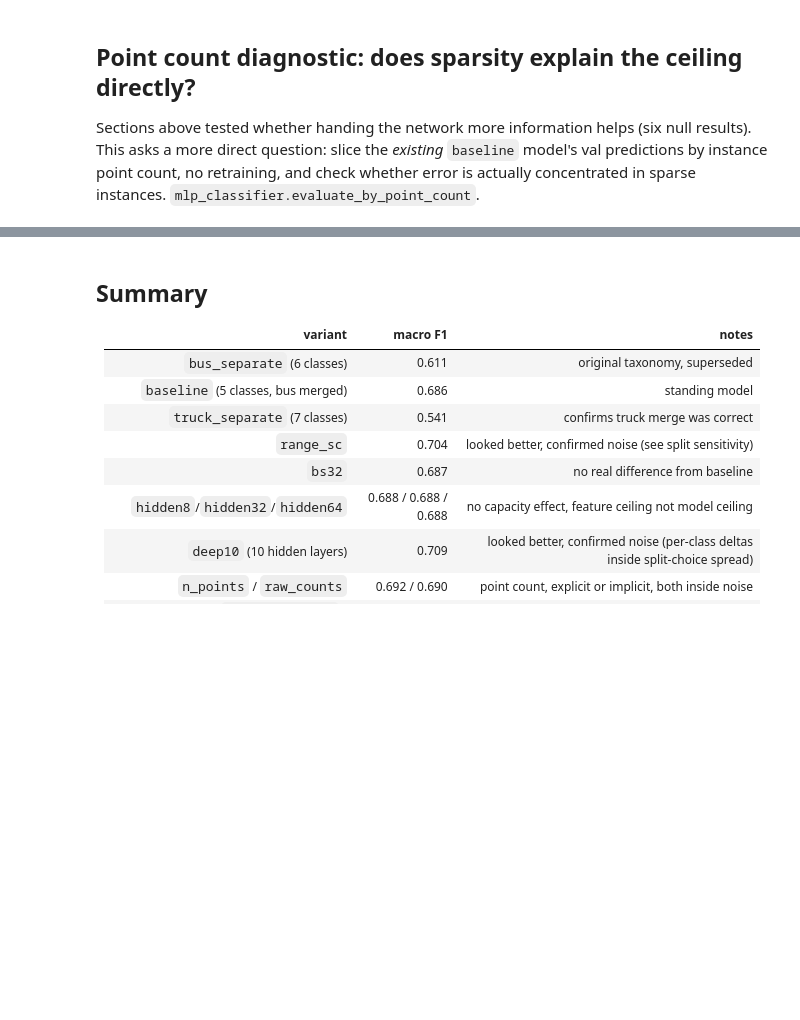
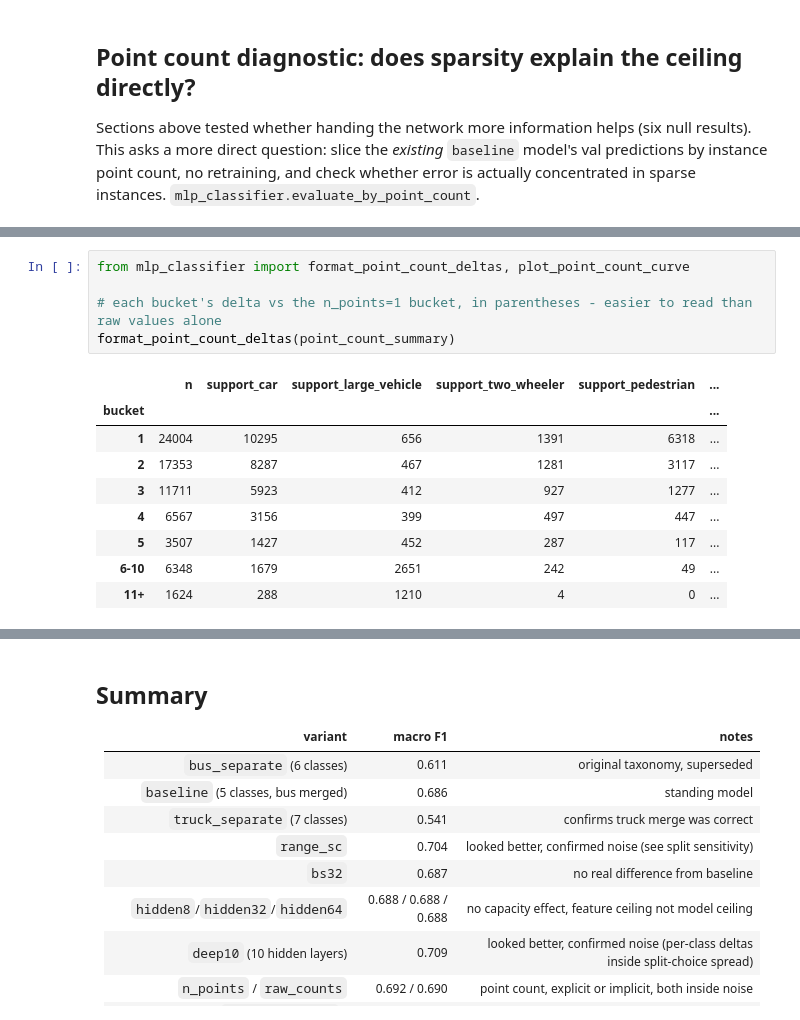
Before and after one commit to brunopinto900/radar-ml-autonomous-driving, a Jupyter notebook: notebooks/mlp_ablations.ipynb, the cells around one changed output, grey strips where cells are left out. Cells and saved outputs as stored; diff of their text form; blank space fills up the shorter version.

```diff
--- a/notebooks/mlp_ablations.ipynb
+++ b/notebooks/mlp_ablations.ipynb
@@ -461,0 +481,15 @@ point_count_summary
+# %%
+from mlp_classifier import format_point_count_deltas, plot_point_count_curve
+
+# each bucket's delta vs the n_points=1 bucket, in parentheses - easier to read than raw values alone
+format_point_count_deltas(point_count_summary)
+# %% [output]
+|  | n | support_car | support_large_vehicle | support_two_wheeler | support_pedestrian | ... |
+| bucket |  |  |  |  |  | ... |
+| 1 | 24004 | 10295 | 656 | 1391 | 6318 | ... |
+| 2 | 17353 | 8287 | 467 | 1281 | 3117 | ... |
+| 3 | 11711 | 5923 | 412 | 927 | 1277 | ... |
+| 4 | 6567 | 3156 | 399 | 497 | 447 | ... |
+| 5 | 3507 | 1427 | 452 | 287 | 117 | ... |
+| 6-10 | 6348 | 1679 | 2651 | 242 | 49 | ... |
+| 11+ | 1624 | 288 | 1210 | 4 | 0 | ... |
```
Also changed, not shown: parts of 3 cells of this notebook, 2 other files.
